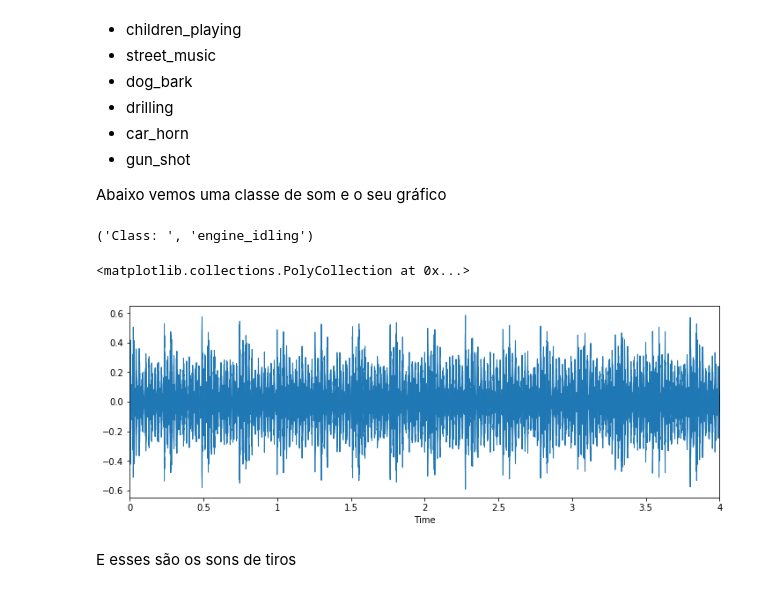
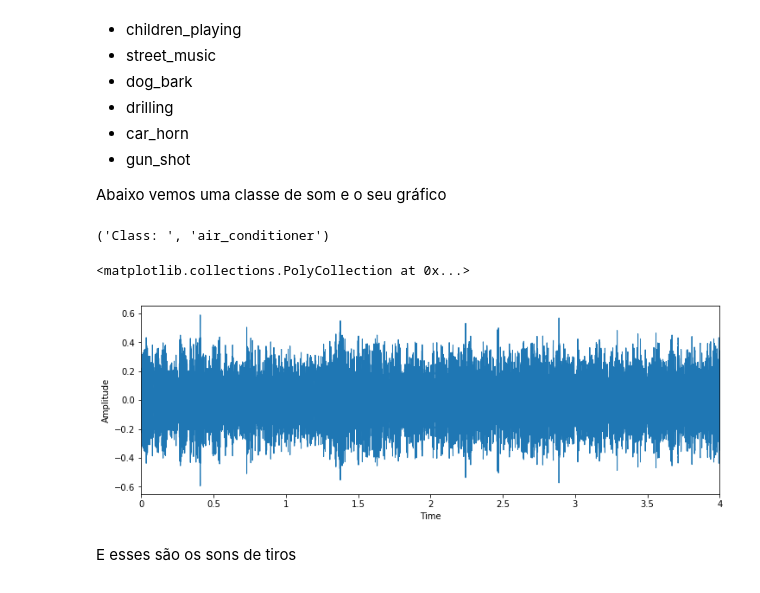
Before and after one commit to flisbao/ml_nanodegree, a Jupyter notebook: TCC_2.ipynb, the cells around one changed output. Saved outputs shown, nothing was run; the diff lists cells and outputs as text; code cells hidden in the pictures.

Commit message:
add amplitude

```diff
--- a/TCC_2.ipynb
+++ b/TCC_2.ipynb
@@ -66,19 +66,20 @@ Abaixo vemos uma classe de som e o seu gráfico
 # %%
 import matplotlib.pyplot as plt
 import librosa.display
 import glob
 import pandas as pd
 import random
 
 example = random.choice(train_data.index)
 print('Class: ', train_data.Class[example])
 x, sr = librosa.load('./train/Train/' + str(train_data.ID[example]) + '.wav')
 plt.figure(figsize=(12, 4))
+plt.ylabel('Amplitude')
 librosa.display.waveplot(x, sr=sr)
 # %% [output]
-('Class: ', 'engine_idling')
+('Class: ', 'air_conditioner')
 <matplotlib.collections.PolyCollection at 0x...>
-[figure, old version]
+[figure, new version]
 # %% [markdown]
 E esses são os sons de tiros
 # %%
```
Also changed, not shown: parts of 8 cells of this notebook.
